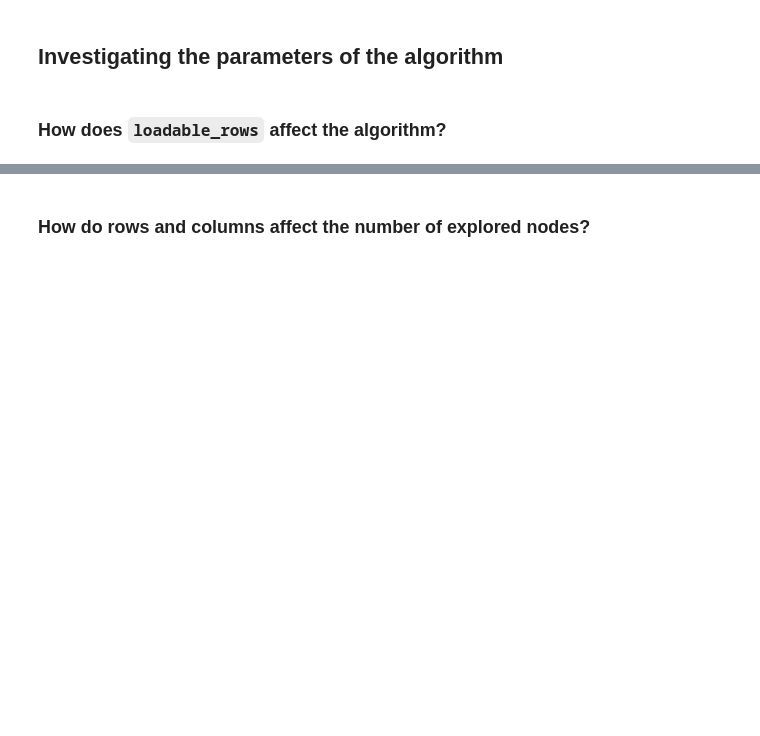
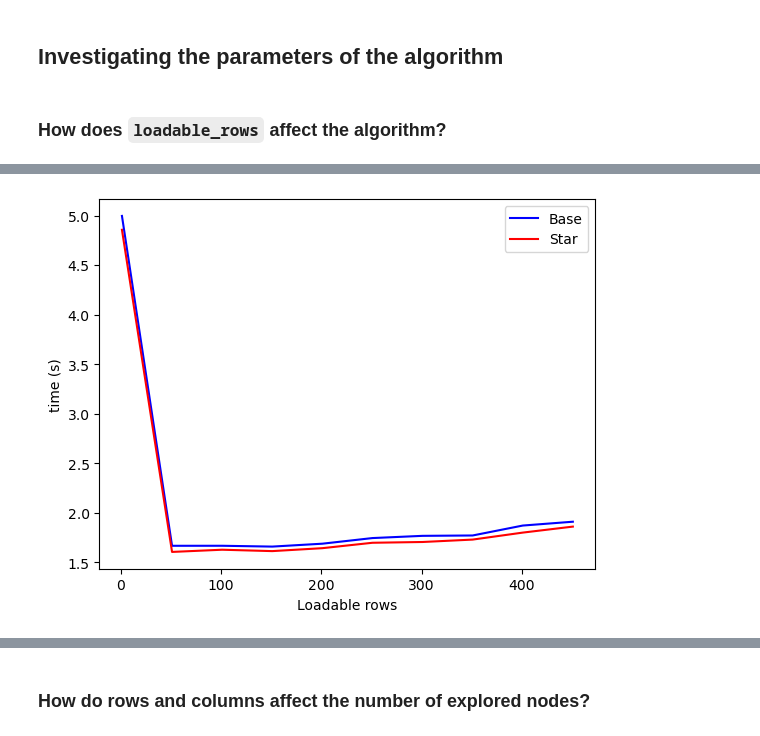
Before and after one commit to festad/University-Notes, a Jupyter notebook: algstrdat/prog/py/mem_eff_exact_cover.ipynb, the cells around one changed output, grey strips where cells are left out. Saved outputs shown, nothing was run; the diff lists cells and outputs as text; code cells hidden in the pictures; blank space fills up the shorter version.

Commit message:
loadable_rows tex

```diff
--- a/algstrdat/prog/py/mem_eff_exact_cover.ipynb
+++ b/algstrdat/prog/py/mem_eff_exact_cover.ipynb
@@ -1266,17 +1270,19 @@ import time
 N = 500
 M = 15
 
-def plot_time_to_solve(reverse=False):
+def get_time_to_solve(N, M, reverse=False, diff=False):
     times = []
     times_star = []
 
+    generate_exact_cover(N, M, path_out+"generated_exact_cover.txt")
 
     i_list = range(1, N + 1, N // 10)
     if reverse:
         i_list = i_list[::-1]
     for i in i_list:
         print(f"loadable_rows = {i}")
-        generate_exact_cover(N, M, path_out+"generated_exact_cover.txt")
+        if diff:
+            generate_exact_cover(N, M, path_out+"generated_exact_cover.txt")
         start = time.time()
         incremental_exact_cover(filename=path_out+"generated_exact_cover.txt", loadable_rows=i, verbose=False)
         end = time.time()
@@ -1294,12 +1300,5 @@ def plot_time_to_solve(reverse=False):
     #     plt.plot(i_list[::-1], times[::-1], color='blue', label='Base')
     #     plt.plot(i_list[::-1], times_star[::-1], color='red', label='Star')
     # else:
-    plt.plot(i_list, times, color='blue', label='Base')
-    plt.plot(i_list, times_star, color='red', label='Star')
 
-    plt.legend()
-
-    plt.xlabel("loadable_rows")
-    plt.ylabel("time (s)")
-    plt.title(f"Time to solve {N}x{M} exact cover problem")
-    plt.show()
+    return i_list, times, times_star
@@ -1347,0 +1305,2 @@ Explored: 238471
+# %%
+i_list, times, times_star = get_time_to_solve(N, M)
@@ -1347,0 +1325,12 @@ Explored: 238471
+# %%
+plt.xlabel("Loadable rows")
+plt.ylabel("time (s)")
+plt.title(f"")
+plt.plot(i_list, times, color='blue', label='Base')
+plt.plot(i_list, times_star, color='red', label='Star')
+plt.legend()
+# export to svg with high dpi
+plt.savefig(path_out+"loadable_rows_time_diff.svg", dpi=300)
+plt.show()
+# %% [output]
+[figure, added]
```
Also changed, not shown: parts of 18 cells of this notebook, 14 other files.
